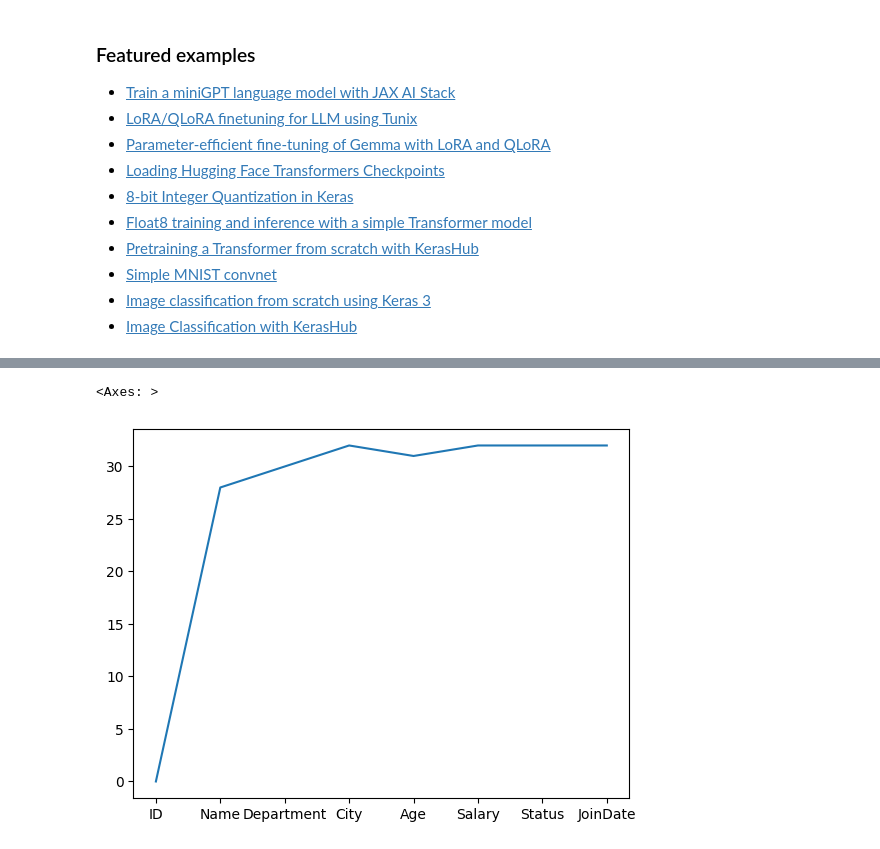
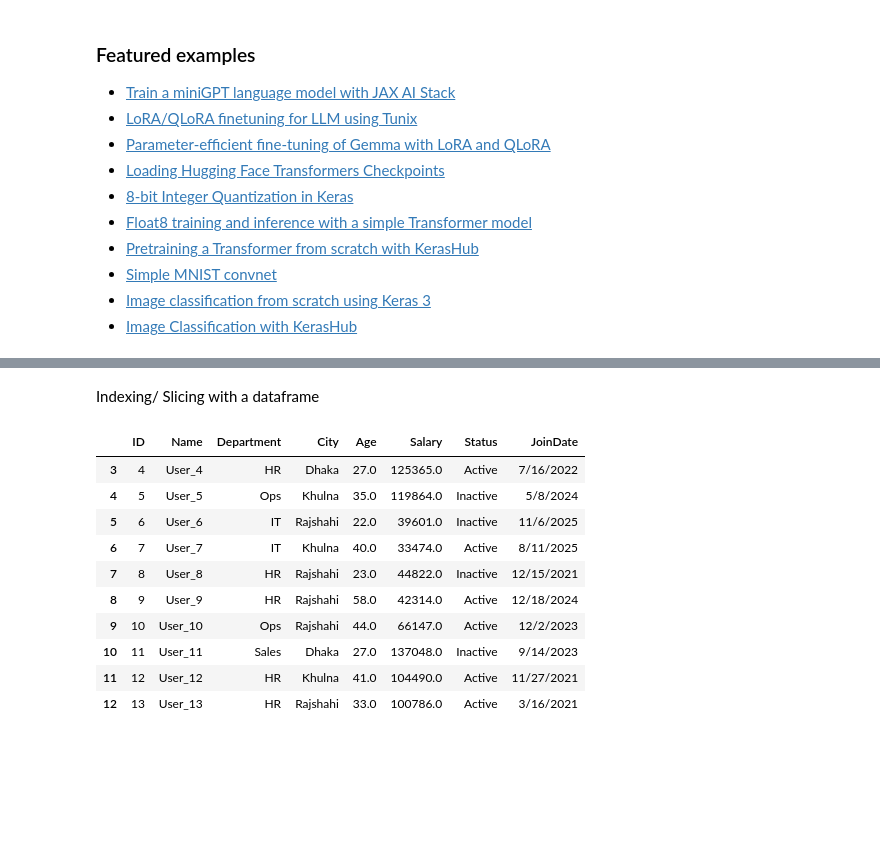
Before and after one commit to SazalMahmud/Data-science-data-analytics, a Jupyter notebook: Welcome_To_Colab.ipynb, the cells around one changed output, grey strips where cells are left out. Cells and saved outputs as stored; diff of their text form; code cells hidden in the pictures; blank space fills up the shorter version.

```diff
--- a/Welcome_To_Colab.ipynb
+++ b/Welcome_To_Colab.ipynb
@@ -247,5 +215,16 @@ dtype: int64
-# %%
-AutoSazal.isnull().sum().plot()
-# %% [output]
-<Axes: >
-[figure, removed]
+# %% [markdown]
+Indexing/ Slicing with a dataframe
+# %%
+AUTO[3:13]
+# %% [output]
+|  | ID | Name | Department | City | Age | Salary | Status | JoinDate |
+| 3 | 4 | User_4 | HR | Dhaka | 27.0 | 125365.0 | Active | 7/16/2022 |
+| 4 | 5 | User_5 | Ops | Khulna | 35.0 | 119864.0 | Inactive | 5/8/2024 |
+| 5 | 6 | User_6 | IT | Rajshahi | 22.0 | 39601.0 | Inactive | 11/6/2025 |
+| 6 | 7 | User_7 | IT | Khulna | 40.0 | 33474.0 | Active | 8/11/2025 |
+| 7 | 8 | User_8 | HR | Rajshahi | 23.0 | 44822.0 | Inactive | 12/15/2021 |
+| 8 | 9 | User_9 | HR | Rajshahi | 58.0 | 42314.0 | Active | 12/18/2024 |
+| 9 | 10 | User_10 | Ops | Rajshahi | 44.0 | 66147.0 | Active | 12/2/2023 |
+| 10 | 11 | User_11 | Sales | Dhaka | 27.0 | 137048.0 | Inactive | 9/14/2023 |
+| 11 | 12 | User_12 | HR | Khulna | 41.0 | 104490.0 | Active | 11/27/2021 |
+| 12 | 13 | User_13 | HR | Rajshahi | 33.0 | 100786.0 | Active | 3/16/2021 |
```
Also changed, not shown: parts of 9 cells of this notebook.
